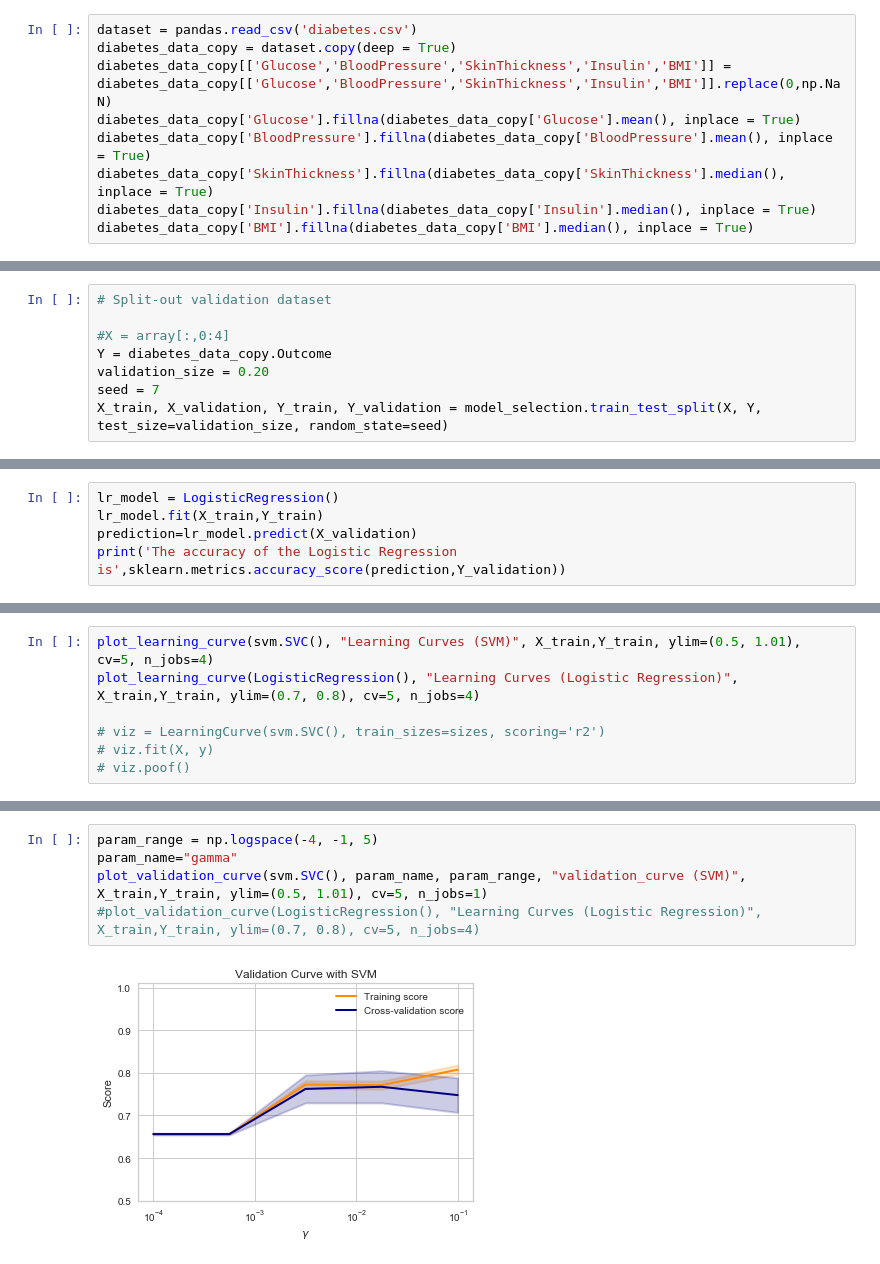
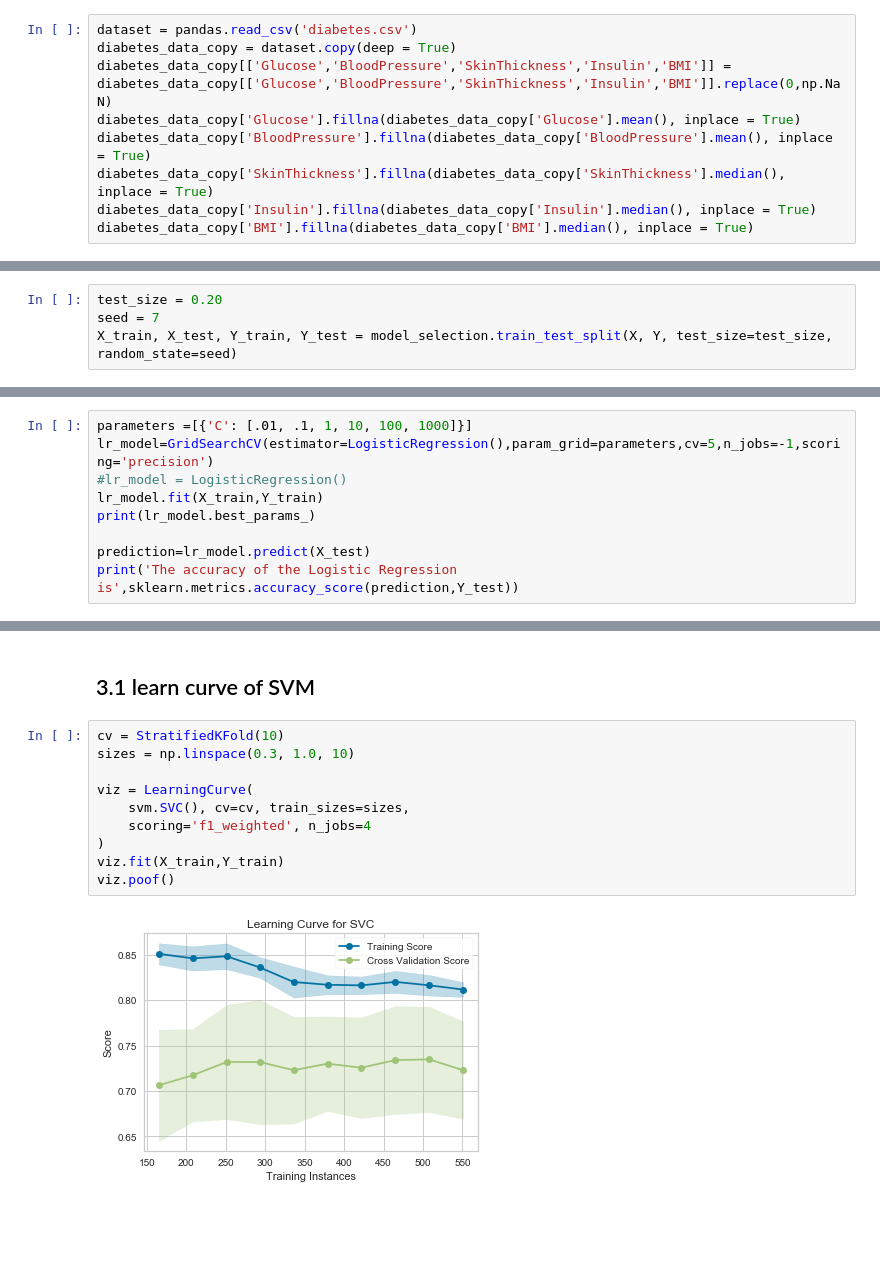
Before and after one commit to tedyyan/MUMMachineLearning, a Jupyter notebook: firstProject/diabetes_svm_lr.ipynb, the cells around one changed output, grey strips where cells are left out. Saved outputs shown, nothing was run; the diff lists cells and outputs as text; blank space fills up the shorter version.

```diff
--- a/firstProject/diabetes_svm_lr.ipynb
+++ b/firstProject/diabetes_svm_lr.ipynb
@@ -71,8 +55,4 @@ split the loaded dataset into two, 80% of which we will use to train our models
 # %%
-# Split-out validation dataset
-
-#X = array[:,0:4]
-Y = diabetes_data_copy.Outcome
-validation_size = 0.20
+test_size = 0.20
 seed = 7
-X_train, X_validation, Y_train, Y_validation = model_selection.train_test_split(X, Y, test_size=validation_size, random_state=seed)
+X_train, X_test, Y_train, Y_test = model_selection.train_test_split(X, Y, test_size=test_size, random_state=seed)
@@ -94,6 +76,10 @@ Accuracy for SVM is 0.7727272727272727
 # %%
-lr_model = LogisticRegression()
+parameters =[{'C': [.01, .1, 1, 10, 100, 1000]}]
+lr_model=GridSearchCV(estimator=LogisticRegression(),param_grid=parameters,cv=5,n_jobs=-1,scoring='precision')
+#lr_model = LogisticRegression()
 lr_model.fit(X_train,Y_train)
-prediction=lr_model.predict(X_validation)
-print('The accuracy of the Logistic Regression is',sklearn.metrics.accuracy_score(prediction,Y_validation))
+print(lr_model.best_params_)
+
+prediction=lr_model.predict(X_test)
+print('The accuracy of the Logistic Regression is',sklearn.metrics.accuracy_score(prediction,Y_test))
 # %% [output]
@@ -158,7 +89,0 @@ def plot_learning_curve(estimator, title, X, y, ylim=None, cv=None,
-# %%
-plot_learning_curve(svm.SVC(), "Learning Curves (SVM)", X_train,Y_train, ylim=(0.5, 1.01), cv=5, n_jobs=4)
-plot_learning_curve(LogisticRegression(), "Learning Curves (Logistic Regression)", X_train,Y_train, ylim=(0.7, 0.8), cv=5, n_jobs=4)
-
-# viz = LearningCurve(svm.SVC(), train_sizes=sizes, scoring='r2')
-# viz.fit(X, y)
-# viz.poof()
@@ -198,7 +90,14 @@ def plot_validation_curve(estimator, param_name, param_range, title, X, y, ylim=
-# %%
-param_range = np.logspace(-4, -1, 5)
-param_name="gamma"
-plot_validation_curve(svm.SVC(), param_name, param_range, "validation_curve (SVM)", X_train,Y_train, ylim=(0.5, 1.01), cv=5, n_jobs=1)
-#plot_validation_curve(LogisticRegression(), "Learning Curves (Logistic Regression)", X_train,Y_train, ylim=(0.7, 0.8), cv=5, n_jobs=4)
-# %% [output]
-[figure, removed]
+# %% [markdown]
+## 3.1 learn curve of SVM
+# %%
+cv = StratifiedKFold(10)
+sizes = np.linspace(0.3, 1.0, 10)
+
+viz = LearningCurve(
+    svm.SVC(), cv=cv, train_sizes=sizes,
+    scoring='f1_weighted', n_jobs=4
+)
+viz.fit(X_train,Y_train)
+viz.poof()
+# %% [output]
+[figure, added]
```
Also changed, not shown: parts of 27 cells of this notebook.
